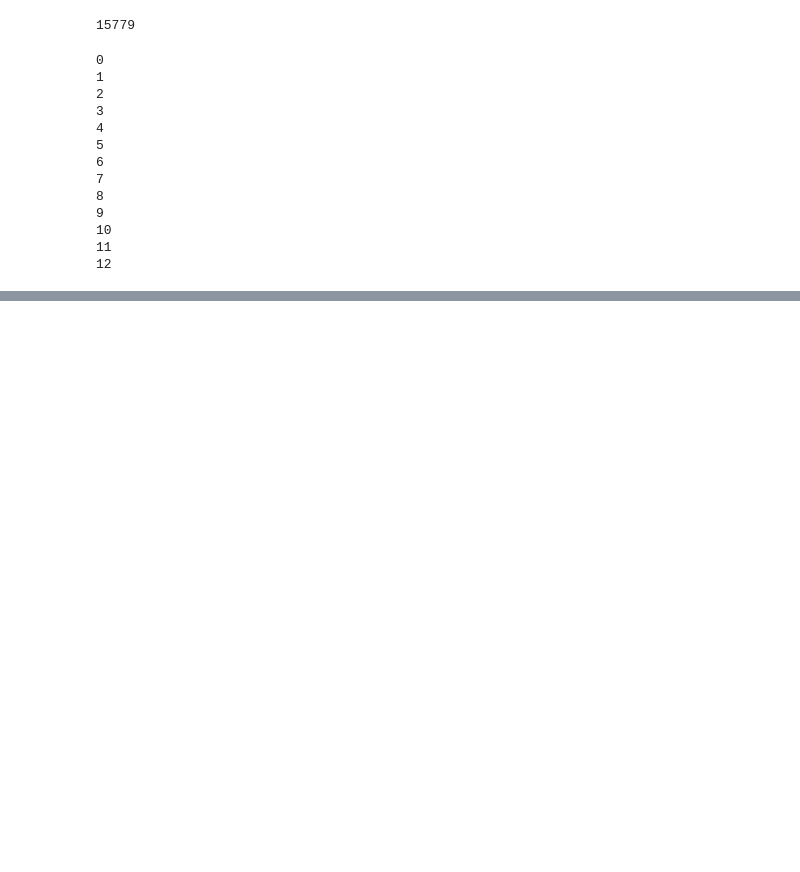
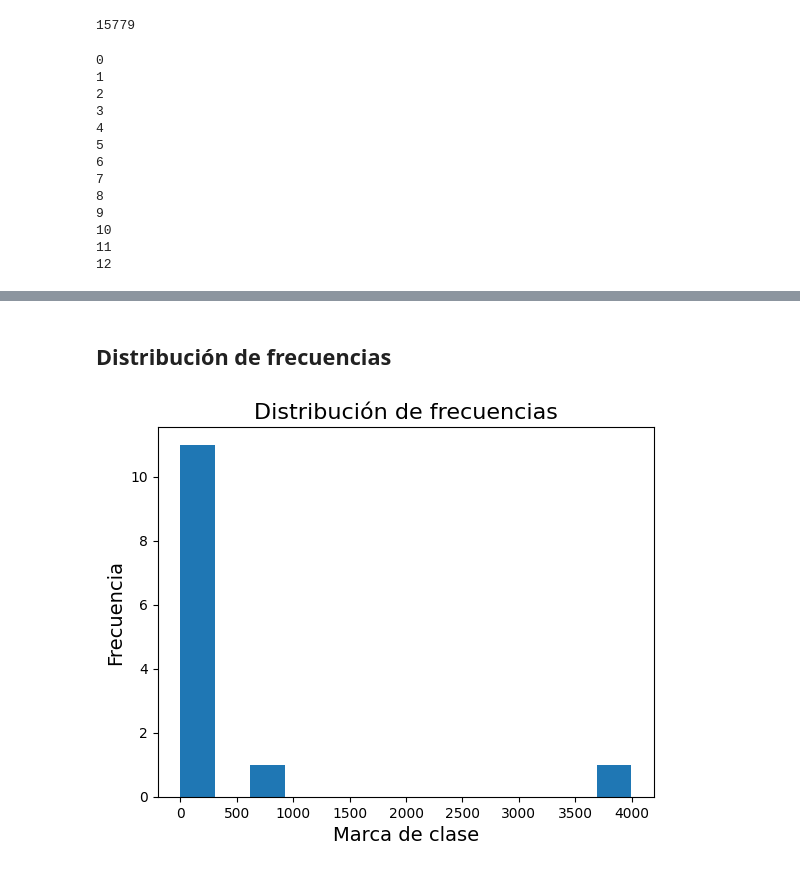
Before and after one commit to Xavier-ML/BIOESTADISTICA-XAVIER-ML, a Jupyter notebook: BD_Lambayeque22_ENAHO.ipynb, the cells around one changed output, grey strips where cells are left out. Saved outputs shown, nothing was run; the diff lists cells and outputs as text; code cells hidden in the pictures; blank space fills up the shorter version.

```diff
--- a/BD_Lambayeque22_ENAHO.ipynb
+++ b/BD_Lambayeque22_ENAHO.ipynb
@@ -169,7 +169,7 @@ def tabla_frecuencias_agrupadas(columna):
   for i in range(n):
     lista_limite_inferior.append(li)
     lista_limite_superior.append(ls)
-    lista_marca_clase.append((li + ls)/2)
+    lista_marca_clase.append(round((li + ls)/2))
     li = li + A
     ls = ls + A
   if lista_limite_superior[n-1] < Vmax:
@@ -216,7 +216,7 @@ def tabla_frecuencias_agrupadas(columna):
 
   diccionario_estadistico = {"Límite inferior":lista_limite_inferior,
     "Límite superior":lista_limite_superior,
-    "Marca de clase":lista_marca_clase, "Frecuencia Absoluta": lista_frecuencia_absoluta, "Frecuencia absoluta acumulada": lista_frecuencia_acumulada, "Frecuencia relativa": lista_frecuencia_relativa, "Frecuencia relativa acumulada": lista_frecuencia_relativa_acumulada, "Frecuencia porcentual %": lista_frecuencia_porcentual}
+    "Marca de clase":lista_marca_clase, "Frecuencia absoluta": lista_frecuencia_absoluta, "Frecuencia absoluta acumulada": lista_frecuencia_acumulada, "Frecuencia relativa": lista_frecuencia_relativa, "Frecuencia relativa acumulada": lista_frecuencia_relativa_acumulada, "Frecuencia porcentual %": lista_frecuencia_porcentual}
   print(diccionario_estadistico)
 
   tabla = pd.DataFrame(diccionario_estadistico)
@@ -307,0 +281,3 @@ tabla_frecuencias_agrupadas(inghog2dp)
+# %%
+tabla_frecuencias_inghog2dp = tabla_frecuencias_agrupadas(inghog2dp)
+tabla_frecuencias_inghog2dp
@@ -307,0 +309,16 @@ tabla_frecuencias_agrupadas(inghog2dp)
+# %% [markdown]
+## Distribución de frecuencias
+# %%
+import matplotlib.pyplot as plt
+
+# Gráfico
+plt.hist(tabla_frecuencias_inghog2dp['Frecuencia absoluta'], bins=len(tabla_frecuencias_inghog2dp['Marca de clase']), label="Frecuencia")
+plt.title("Distribución de frecuencias", fontsize=16)
+plt.xlabel("Marca de clase", fontsize=14)
+plt.ylabel("Frecuencia", fontsize=14)
+plt.grid(False)
+
+# Mostrar el gráfico
+plt.show()
+# %% [output]
+[figure, added]
```
Also changed, not shown: parts of 4 cells of this notebook.
